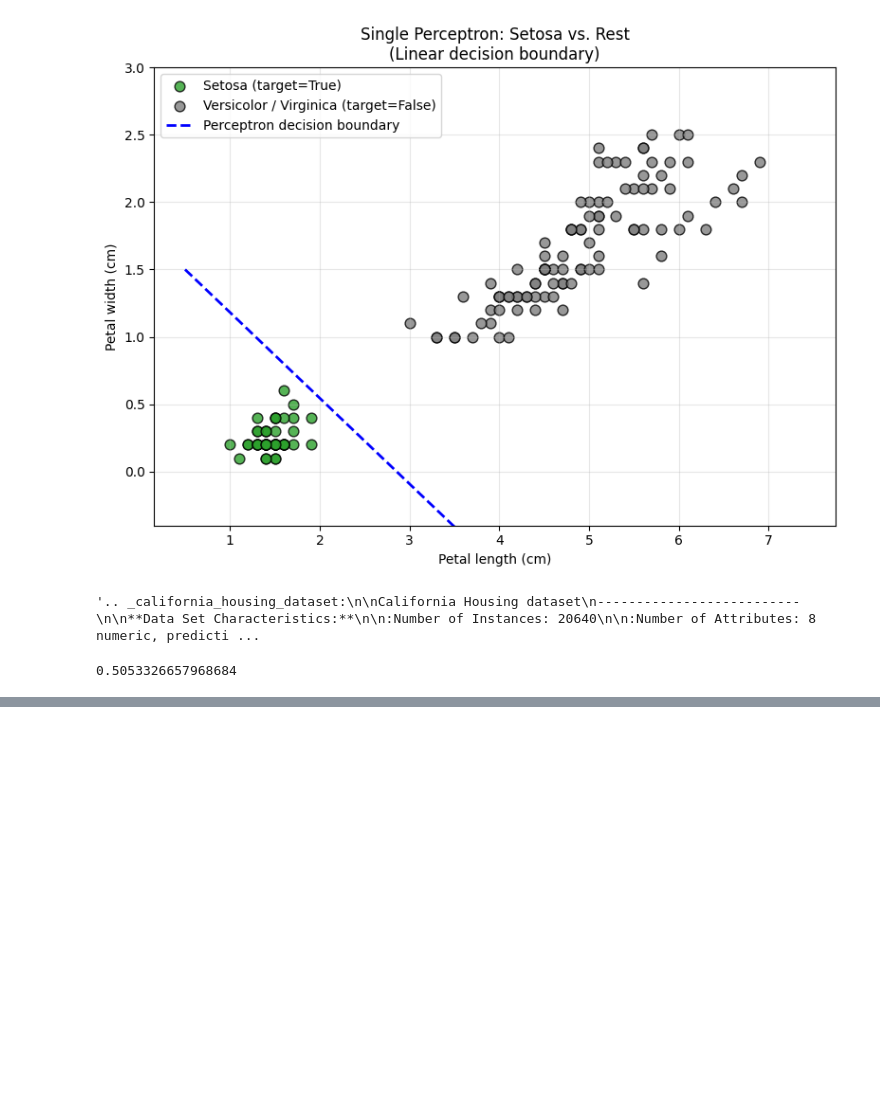
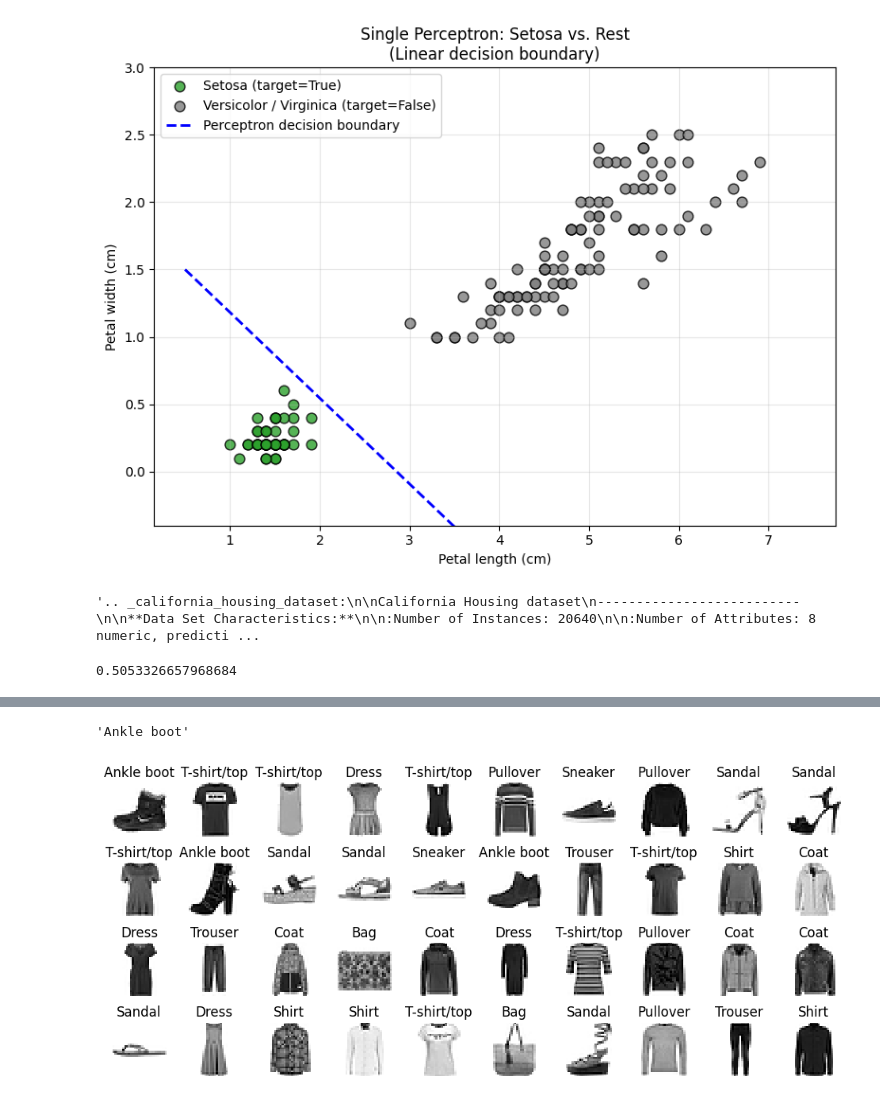
Before and after one commit to 19mddill/Deep_Learning_Notebooks, a Jupyter notebook: ANN_keras.ipynb, the cells around one changed output, grey strips where cells are left out. Cells and saved outputs as stored; diff of their text form; code cells hidden in the pictures; blank space fills up the shorter version.

```diff
--- a/ANN_keras.ipynb
+++ b/ANN_keras.ipynb
@@ -152,0 +183,5 @@ rmse
+# %%
+(X_train_full, y_train_full), (X_test, y_test) = fashion_mnist
+# %%
+X_train, y_train = X_train_full[:-5000], y_train_full[:-5000]
+X_valid, y_valid = X_train_full[-5000:], y_train_full[-5000:]
@@ -152,0 +212,2 @@ rmse
+# %%
+X_train, X_valid, X_test = X_train / 255., X_valid / 255., X_test / 255.
@@ -152,0 +234,22 @@ rmse
+# %%
+class_names = ["T-shirt/top", "Trouser", "Pullover", "Dress", "Coat",
+               "Sandal", "Shirt", "Sneaker", "Bag", "Ankle boot"]
+# %%
+class_names[y_train[0]]
+# %% [output]
+'Ankle boot'
+# %%
+n_rows = 4
+n_cols = 10
+plt.figure(figsize=(n_cols * 1.2, n_rows * 1.2))
+for row in range(n_rows):
+    for col in range(n_cols):
+        index = n_cols * row + col
+        plt.subplot(n_rows, n_cols, index + 1)
+        plt.imshow(X_train[index], cmap="binary", interpolation="nearest")
+        plt.axis('off')
+        plt.title(class_names[y_train[index]])
+plt.subplots_adjust(wspace=0.2, hspace=0.5)
+plt.show()
+# %% [output]
+[figure, added]
```
Also changed, not shown: parts of 14 cells of this notebook.
